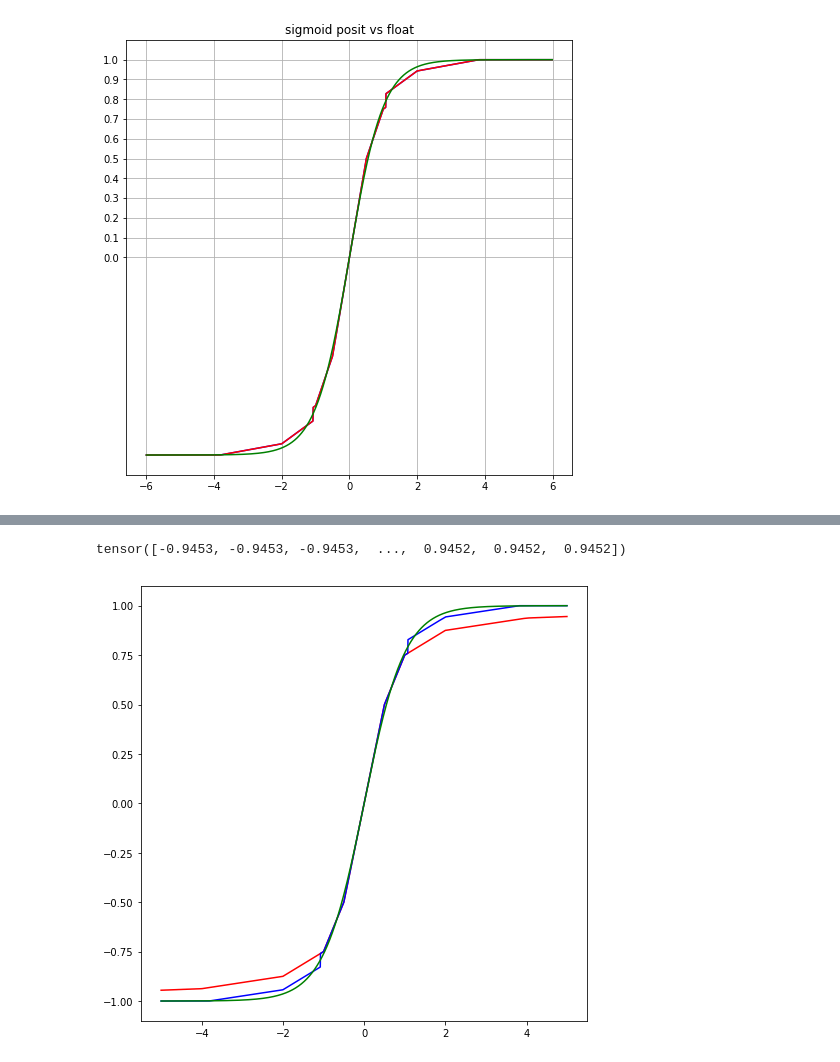
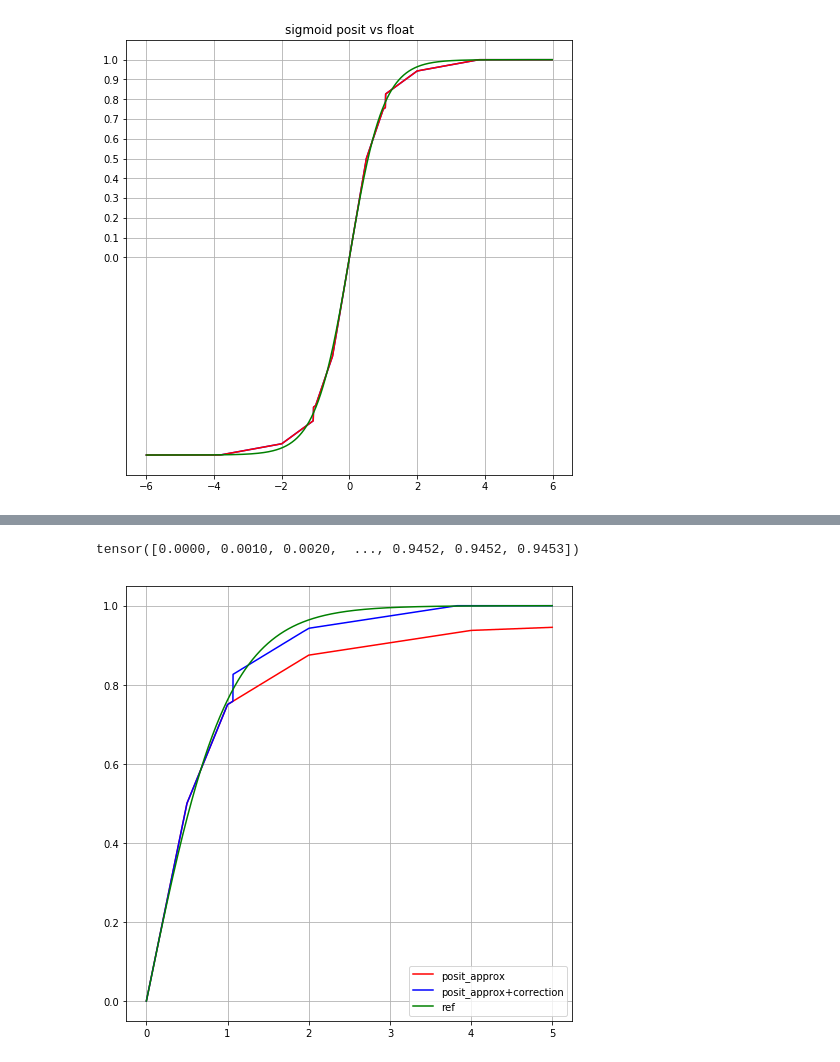
Before and after one commit to Tiiiger/QPyTorch, a Jupyter notebook: examples/tutorial/test_posit_func.ipynb, the cells around one changed output, grey strips where cells are left out. Drawn from its saved outputs; the diff is of its cells as text; code cells hidden in the pictures.

```diff
--- a/examples/tutorial/test_posit_func.ipynb
+++ b/examples/tutorial/test_posit_func.ipynb
@@ -70,7 +70,7 @@ plt.show()
 [figure]
 # %%
 
-input = np.arange(-5,5,0.005)
+input = np.arange(0,5,0.001)
 input_tensor = torch.tensor(input, dtype=torch.float)
 def tanh(x) :
     return np.exp(x)/(np.exp(x)+1)
@@ -138,22 +161,25 @@ plt.show()
 # %%
 import torch.nn as nn
 import torch
 from qtorch.quant import posit_quantize, posit_sigmoid, posit_tanh, posit_tanh_enhanced
 from qtorch import PositTanhModule, PositTanhModuleEnhanced
 
 posit_tanh_module = PositTanhModule()
 posit_tanh_module_enhanced = PositTanhModuleEnhanced()
 out_pytorch = posit_tanh_module(input_tensor)
 out_pytorch_enhanced = posit_tanh_module_enhanced(input_tensor)
 print (out_pytorch)
-plt.plot(input, out_pytorch ,color='red',label = "posit_approx+correction")
+plt.plot(input, out_pytorch ,color='red',label = "posit_approx")
 plt.plot(input, out_pytorch_enhanced ,color='blue',label = "posit_approx+correction")
 
 plt.plot(input, np.tanh(input) ,color='green',label = "ref")
+plt.legend()
+plt.grid()
+
 plt.show()
 # %% [output]
-tensor([-0.9453, -0.9453, -0.9453,  ...,  0.9452,  0.9452,  0.9452])
+tensor([0.0000, 0.0010, 0.0020,  ..., 0.9452, 0.9452, 0.9453])
-[figure, old version]
+[figure, new version]
 # %%
 from torch.autograd import gradcheck
 input_np = np.arange(-10,10,0.01)
```
Also changed, not shown: parts of 4 cells of this notebook, 2 other files.
